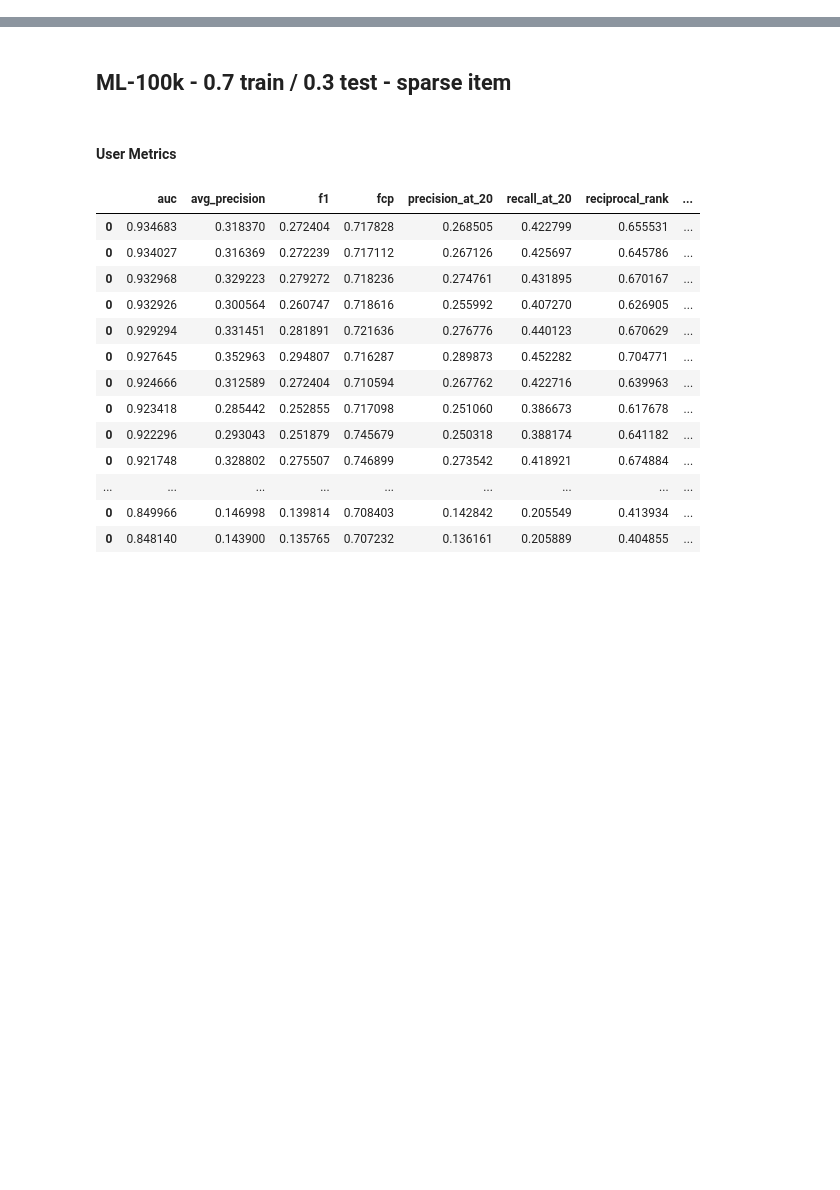
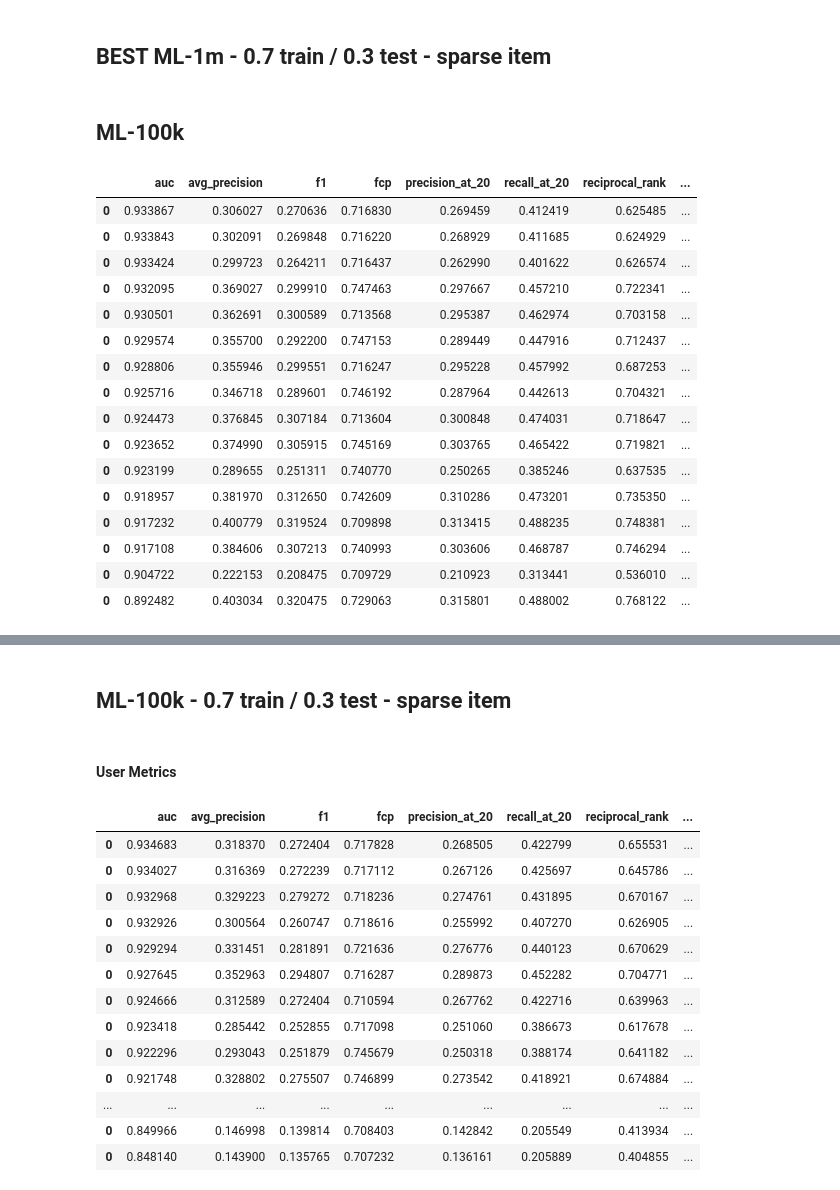
Before and after one commit to marcuniq/bsc-thesis, a Jupyter notebook: code/ipynb/gridsearch_mpcf_si_results.ipynb, the cells around one changed output, grey strips where cells are left out. Drawn from its saved outputs; the diff is of its cells as text; code cells hidden in the pictures; blank space fills up the shorter version.

```diff
--- a/code/ipynb/gridsearch_mpcf_si_results.ipynb
+++ b/code/ipynb/gridsearch_mpcf_si_results.ipynb
@@ -36,0 +80,2 @@ def get_df_results(results, max_train_ratings=None):
+# %% [markdown]
+## BEST ML-1m - 0.7 train / 0.3 test - sparse item
@@ -36,0 +96,42 @@ def get_df_results(results, max_train_ratings=None):
+# %% [markdown]
+## ML-100k
+# %%
+user_metrics = [
+'../metrics/mpcf-si/2016-06-20_14.28.24_si_ml-100k_e20_tt-0.7_task-0_user-metrics.csv',
+'../metrics/mpcf-si/2016-06-20_14.28.59_si_ml-100k_e20_tt-0.7_task-0_user-metrics.csv',
+'../metrics/mpcf-si/2016-06-20_14.30.09_si_ml-100k_e20_tt-0.7_task-0_user-metrics.csv',
+'../metrics/mpcf-si/2016-06-20_14.30.31_si_ml-100k_e20_tt-0.7_task-0_user-metrics.csv',
+'../metrics/mpcf-si/2016-06-20_14.30.46_si_ml-100k_e20_tt-0.7_task-0_user-metrics.csv',
+'../metrics/mpcf-si/2016-06-20_15.44.08_si_ml-100k_e20_tt-0.7_task-1_user-metrics.csv',
+'../metrics/mpcf-si/2016-06-20_15.44.46_si_ml-100k_e20_tt-0.7_task-1_user-metrics.csv',
+'../metrics/mpcf-si/2016-06-20_15.44.55_si_ml-100k_e20_tt-0.7_task-1_user-metrics.csv',
+'../metrics/mpcf-si/2016-06-20_15.45.28_si_ml-100k_e20_tt-0.7_task-1_user-metrics.csv',
+'../metrics/mpcf-si/2016-06-20_16.58.58_si_ml-100k_e20_tt-0.7_task-2_user-metrics.csv',
+'../metrics/mpcf-si/2016-06-20_16.59.54_si_ml-100k_e20_tt-0.7_task-2_user-metrics.csv',
+'../metrics/mpcf-si/2016-06-20_18.11.40_si_ml-100k_e20_tt-0.7_task-3_user-metrics.csv',
+'../metrics/mpcf-si/2016-06-20_18.15.11_si_ml-100k_e20_tt-0.7_task-3_user-metrics.csv',
+'../metrics/mpcf-si/2016-06-20_23.29.38_si_ml-100k_e20_tt-0.7_task-1_user-metrics.csv',
+'../metrics/mpcf-si/2016-06-21_00.43.23_si_ml-100k_e20_tt-0.7_task-2_user-metrics.csv',
+'../metrics/mpcf-si/2016-06-21_01.00.10_si_ml-100k_e20_tt-0.7_task-0_user-metrics.csv',
+]
+# %%
+df_user_metrics = get_df_results(user_metrics)
+df_user_metrics.sort_values('auc', ascending=False)
+# %% [output]
+|  | auc | avg_precision | f1 | fcp | precision_at_20 | recall_at_20 | reciprocal_rank | ... |
+| 0 | 0.933867 | 0.306027 | 0.270636 | 0.716830 | 0.269459 | 0.412419 | 0.625485 | ... |
+| 0 | 0.933843 | 0.302091 | 0.269848 | 0.716220 | 0.268929 | 0.411685 | 0.624929 | ... |
+| 0 | 0.933424 | 0.299723 | 0.264211 | 0.716437 | 0.262990 | 0.401622 | 0.626574 | ... |
+| 0 | 0.932095 | 0.369027 | 0.299910 | 0.747463 | 0.297667 | 0.457210 | 0.722341 | ... |
+| 0 | 0.930501 | 0.362691 | 0.300589 | 0.713568 | 0.295387 | 0.462974 | 0.703158 | ... |
+| 0 | 0.929574 | 0.355700 | 0.292200 | 0.747153 | 0.289449 | 0.447916 | 0.712437 | ... |
+| 0 | 0.928806 | 0.355946 | 0.299551 | 0.716247 | 0.295228 | 0.457992 | 0.687253 | ... |
+| 0 | 0.925716 | 0.346718 | 0.289601 | 0.746192 | 0.287964 | 0.442613 | 0.704321 | ... |
+| 0 | 0.924473 | 0.376845 | 0.307184 | 0.713604 | 0.300848 | 0.474031 | 0.718647 | ... |
+| 0 | 0.923652 | 0.374990 | 0.305915 | 0.745169 | 0.303765 | 0.465422 | 0.719821 | ... |
+| 0 | 0.923199 | 0.289655 | 0.251311 | 0.740770 | 0.250265 | 0.385246 | 0.637535 | ... |
+| 0 | 0.918957 | 0.381970 | 0.312650 | 0.742609 | 0.310286 | 0.473201 | 0.735350 | ... |
+| 0 | 0.917232 | 0.400779 | 0.319524 | 0.709898 | 0.313415 | 0.488235 | 0.748381 | ... |
+| 0 | 0.917108 | 0.384606 | 0.307213 | 0.740993 | 0.303606 | 0.468787 | 0.746294 | ... |
+| 0 | 0.904722 | 0.222153 | 0.208475 | 0.709729 | 0.210923 | 0.313441 | 0.536010 | ... |
+| 0 | 0.892482 | 0.403034 | 0.320475 | 0.729063 | 0.315801 | 0.488002 | 0.768122 | ... |
```
Also changed, not shown: parts of 10 cells of this notebook, 6 other files.
